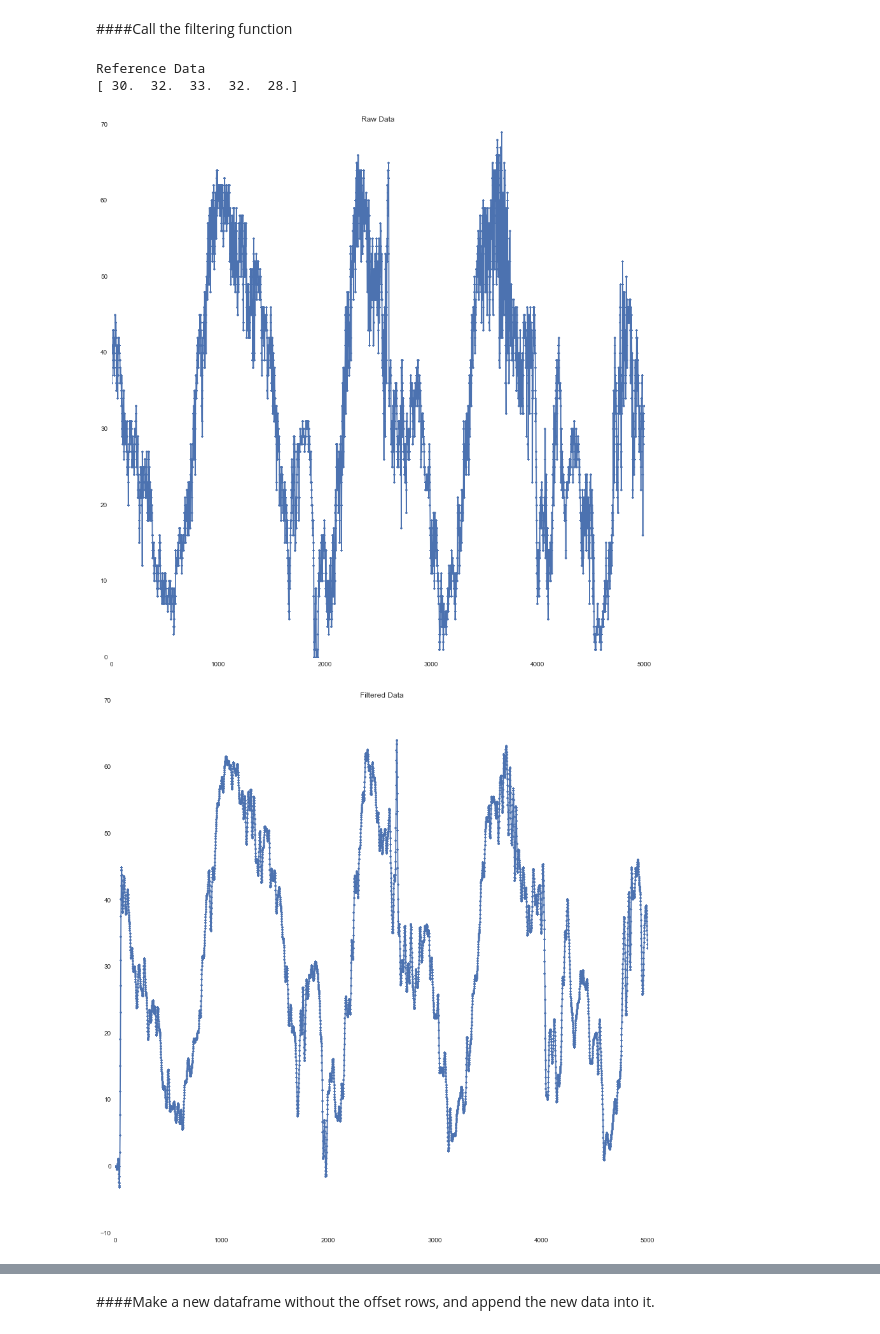
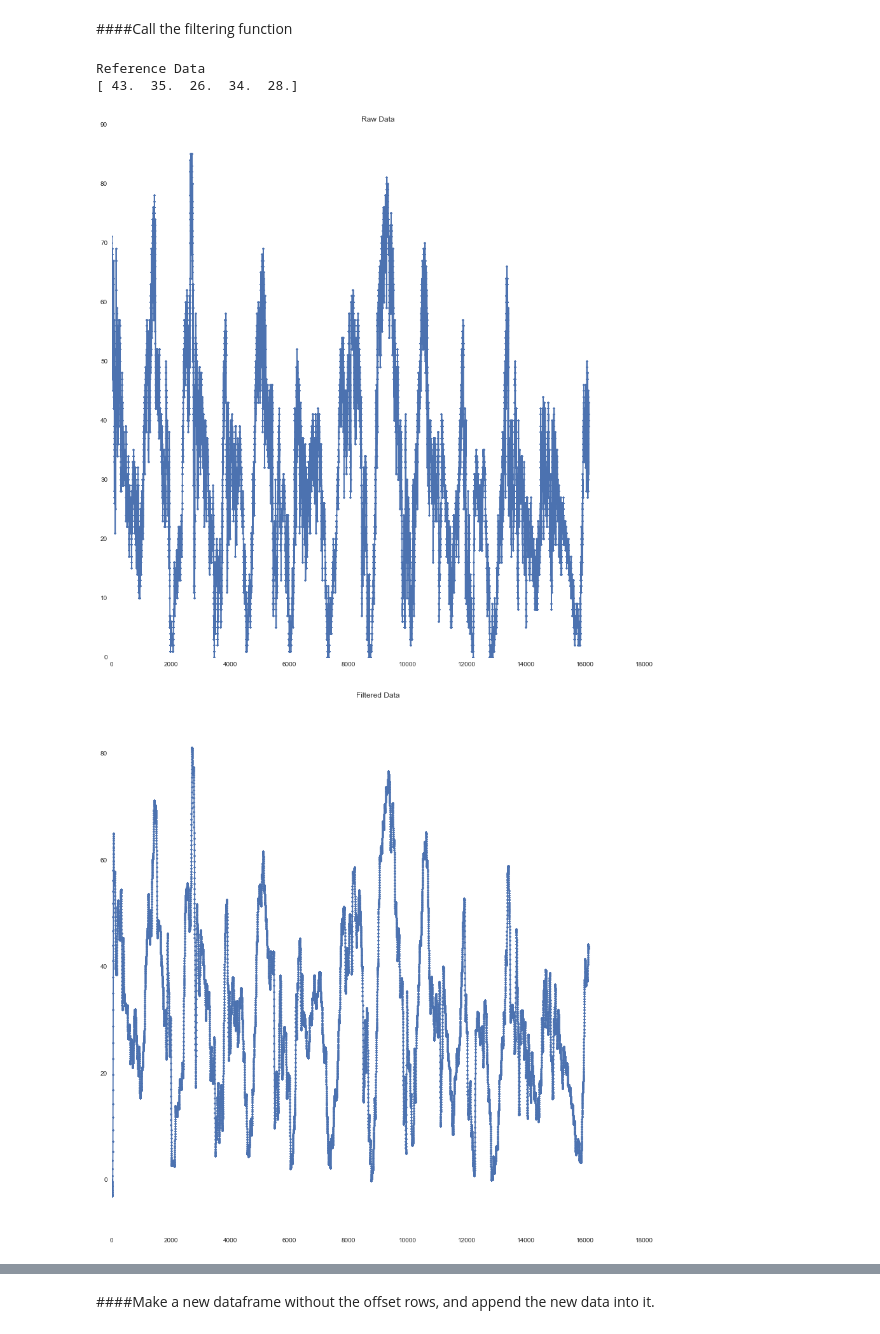
Before and after one commit to balmandhunter/Regressions_machine_learning, a Jupyter notebook: Data Filtering_v2.ipynb, the cells around one changed output, grey strips where cells are left out. Drawn from its saved outputs; the diff is of its cells as text; code cells hidden in the pictures.

Commit message:
changed filtering time and working on random forest

```diff
--- a/Data Filtering_v2.ipynb
+++ b/Data Filtering_v2.ipynb
@@ -21,7 +21,7 @@ Date
 # %% [markdown]
 ##Import Pod Data
 # %%
-df_P = pd.io.parsers.read_csv(filepath_or_buffer = 'data/N8_clean.csv', parse_dates = [0], index_col = 0)
+df_P = pd.io.parsers.read_csv(filepath_or_buffer = 'data/D3_clean.csv', parse_dates = [0], index_col = 0)
 print df_P[:5]
 # %% [output]
                        UnixTime  e2v03  Temp    Rh
@@ -49,6 +36,6 @@ DATE (MM/DD/YYYY)_MST
 # %%
 resamp_time = '1Min'
 # %%
-df_all = pd.concat([df_R.O3_ppb.resample(resamp_time), df_P.resample(resamp_time), df_S.resample(resamp_time)], axis=1).dropna()
+df_all = pd.concat([df_R.O3_ppb.resample(resamp_time), df_P.resample(resamp_time)], axis=1).dropna()
 print df_all[:5]
 # %% [output]
@@ -89,10 +68,10 @@ pod_o3_sm = None
 # %% [markdown]
 ####Define functions to plot the raw and filtered data
 # %%
-def plot_data(data,title):
+def plot_data(data, title):
     fig = plt.figure(figsize = (15,15))
     ax = fig.add_subplot(111)
-    ax.plot(data[:5000], marker = '.')
+    ax.plot(data, marker = '.')
     ax.set_title(title)
 # %% [markdown]
 ####Define a function that filters the data.
@@ -140,17 +119,17 @@ def hanning_window_fir_filtering(data_points, filter_minutes, y_data):
 # %%
 #Choose the number of data points in the window, and the number of minutes in the sampling period.
 data_points = 100
-filter_minutes = 10
+filter_minutes = 20
 
 ref_o3_sm = hanning_window_fir_filtering(data_points, filter_minutes, df_fit['O3_ppb'].values)
 print 'Reference Data'
 print ref_o3_sm[:5]
 
 #pod_o3_sm = hanning_window_fir_filtering(data_points, filter_minutes, df_fit['e2v03'].values)
 #print 'Pod Data'
 #print pod_o3_sm[:5]
 # %% [output]
 Reference Data
-[ 30.  32.  33.  32.  28.]
+[ 43.  35.  26.  34.  28.]
-[figure, old version]
+[figure, new version]
-[figure, old version]
+[figure, new version]
```
Also changed, not shown: parts of 8 cells of this notebook, 3 other files.
